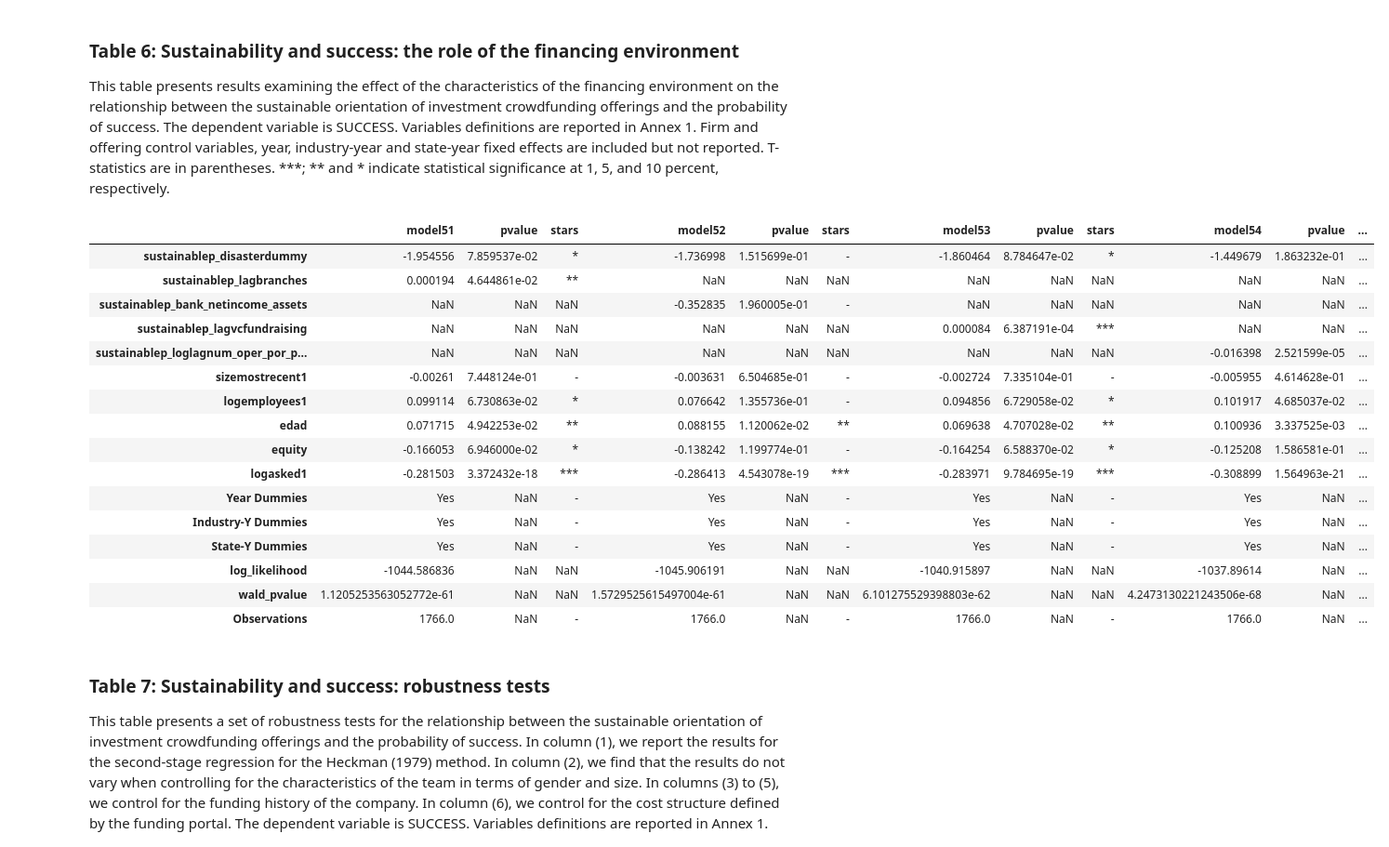
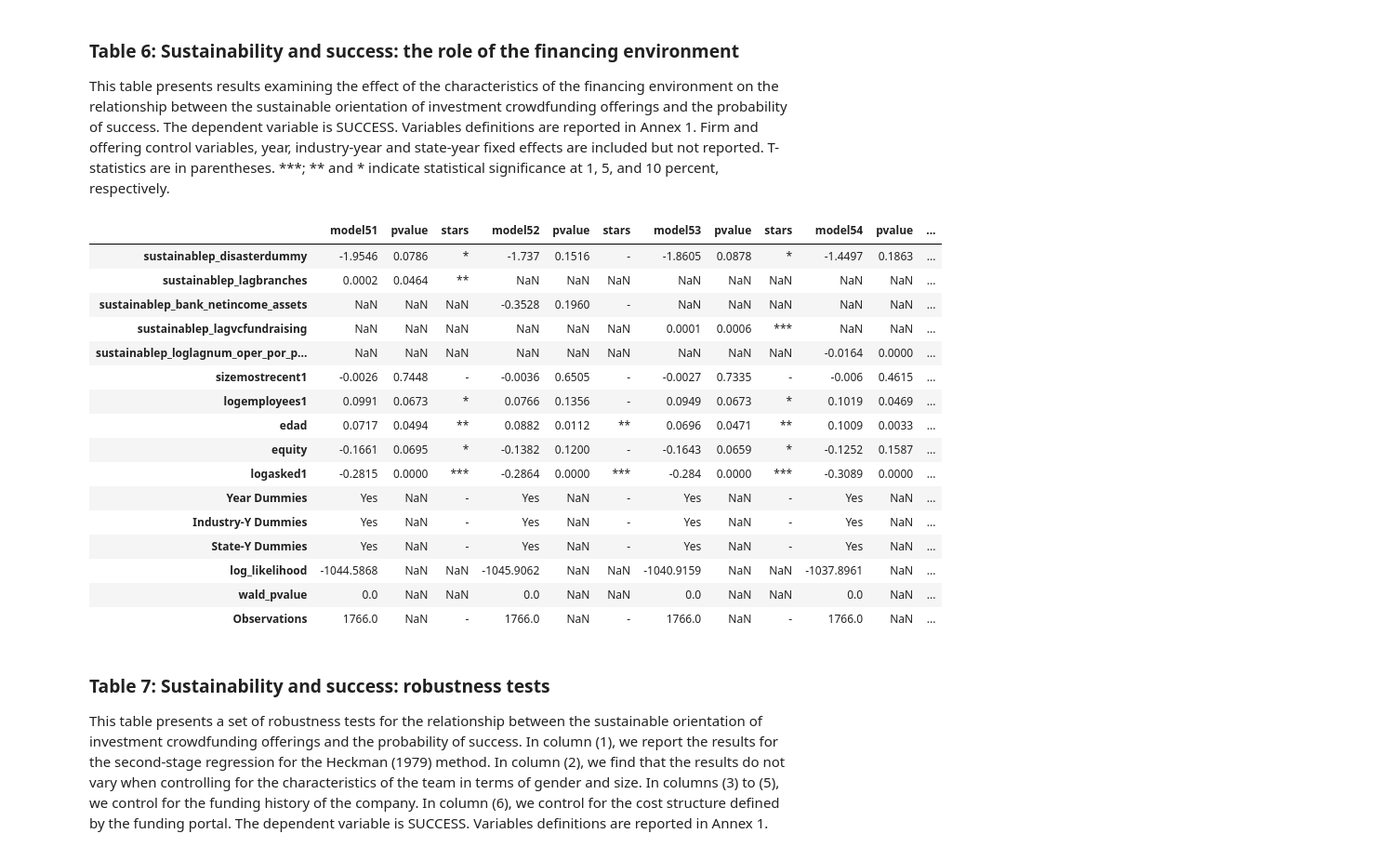
Before and after one commit to alvarorezola/MendozaEtAl2023-VC, a Jupyter notebook: script.ipynb, the cells around one changed output. Shown: that part at 93% size. Saved outputs shown, nothing was run; the diff lists cells and outputs as text; code cells hidden in the pictures.

```diff
--- a/script.ipynb
+++ b/script.ipynb
@@ -623,17 +624,17 @@ models = [Probit(y2, X2).fit(cov_type='HC0', disp=False),
 
 results = []
 for i, model in enumerate(models):
-    result = pd.DataFrame(model.params, columns=[f"model{i+43}"])
-    result["pvalue"] = model.pvalues
+    result = pd.DataFrame(model.params.round(4), columns=[f"model{i+43}"])
+    result["pvalue"] = model.pvalues.round(4)
     result.loc['Observations', f"model{i+43}"] = model.nobs
     result.loc['Year Dummies', f"model{i+43}"] = 'Yes'
     result.loc['Industry-Y Dummies', f"model{i+43}"] = 'Yes'
     result.loc['State-Y Dummies', f"model{i+43}"] = 'Yes'
     result['stars'] = result["pvalue"].apply(significance_stars)
-    result.loc['log_likelihood', f"model{i+43}"] = model.llf
+    result.loc['log_likelihood', f"model{i+43}"] = model.llf.round(4)
     wald_test = model.wald_test(model.model.exog_names)
     wald_chi2 = wald_test.statistic[0][0]
-    result.loc['wald_pvalue', f"model{i+43}"] = wald_test.pvalue
+    result.loc['wald_pvalue', f"model{i+43}"] = wald_test.pvalue.round(4)
     if i < 2:
         result.loc['sustainable', f"model{i+43}"] = result.loc['sustainablep_disasterdummy', f"model{i+43}"]
         result.loc['sustainable', 'pvalue'] = result.loc['sustainablep_disasterdummy', 'pvalue']
@@ -713,17 +714,17 @@ for col in interaction_cols:
 
 results = []
 for i, model in enumerate(models):
-    result = pd.DataFrame(model.params, columns=[f"model{i+51}"])
-    result["pvalue"] = model.pvalues
+    result = pd.DataFrame(model.params.round(4), columns=[f"model{i+51}"])
+    result["pvalue"] = model.pvalues.round(4)
     result.loc['Observations', f"model{i+51}"] = model.nobs
     result.loc['Year Dummies', f"model{i+51}"] = 'Yes'
     result.loc['Industry-Y Dummies', f"model{i+51}"] = 'Yes'
     result.loc['State-Y Dummies', f"model{i+51}"] = 'Yes'
     result['stars'] = result["pvalue"].apply(significance_stars)
-    result.loc['log_likelihood', f"model{i+51}"] = model.llf
+    result.loc['log_likelihood', f"model{i+51}"] = model.llf.round(4)
     wald_test = model.wald_test(model.model.exog_names)
     wald_chi2 = wald_test.statistic[0][0]
-    result.loc['wald_pvalue', f"model{i+51}"] = wald_test.pvalue
+    result.loc['wald_pvalue', f"model{i+51}"] = wald_test.pvalue.round(4)
     results.append(result)
 
 # Desired order
@@ -797,56 +798,56 @@ for col in interaction_cols:
 
 results = []
 for i, model in enumerate(models):
-    result = pd.DataFrame(model.params, columns=[f"model{i+51}"])
-    result["pvalue"] = model.pvalues
+    result = pd.DataFrame(model.params.round(4), columns=[f"model{i+51}"])
+    result["pvalue"] = model.pvalues.round(4)
     result.loc['Observations', f"model{i+51}"] = model.nobs
     result.loc['Year Dummies', f"model{i+51}"] = 'Yes'
     result.loc['Industry-Y Dummies', f"model{i+51}"] = 'Yes'
     result.loc['State-Y Dummies', f"model{i+51}"] = 'Yes'
     result['stars'] = result["pvalue"].apply(significance_stars)
-    result.loc['log_likelihood', f"model{i+51}"] = model.llf
+    result.loc['log_likelihood', f"model{i+51}"] = model.llf.round(4)
     wald_test = model.wald_test(model.model.exog_names)
     wald_chi2 = wald_test.statistic[0][0]
-    result.loc['wald_pvalue', f"model{i+51}"] = wald_test.pvalue
+    result.loc['wald_pvalue', f"model{i+51}"] = wald_test.pvalue.round(4)
     results.append(result)
 
 # Desired order
 row_order = ["sustainablep_disasterdummy",
              "sustainablep_lagbranches",
              "sustainablep_bank_netincome_assets",
              'sustainablep_lagvcfundraising',
              "sustainablep_loglagnum_oper_por_platf_y",
              "sizemostrecent1",
              "logemployees1",
              "edad",
              "equity",
              "logasked1",
              "ind_year",
              "state_id",
              'Year Dummies',
              "Industry-Y Dummies",
              "State-Y Dummies",
              "log_likelihood",
              "wald_pvalue",
              'Observations']
 pd.concat(results, axis=1).reindex(row_order).drop(['ind_year', 'state_id'])
 # %% [output]
 |  | model51 | pvalue | stars | model52 | pvalue | stars | model53 | pvalue | stars | model54 | pvalue | ... |
-| sustainablep_disasterdummy | -1.954556 | 7.859537e-02 | * | -1.736998 | 1.515699e-01 | - | -1.860464 | 8.784647e-02 | * | -1.449679 | 1.863232e-01 | ... |
-| sustainablep_lagbranches | 0.000194 | 4.644861e-02 | ** | NaN | NaN | NaN | NaN | NaN | NaN | NaN | NaN | ... |
-| sustainablep_bank_netincome_assets | NaN | NaN | NaN | -0.352835 | 1.960005e-01 | - | NaN | NaN | NaN | NaN | NaN | ... |
-| sustainablep_lagvcfundraising | NaN | NaN | NaN | NaN | NaN | NaN | 0.000084 | 6.387191e-04 | *** | NaN | NaN | ... |
-| sustainablep_loglagnum_oper_por_p... | NaN | NaN | NaN | NaN | NaN | NaN | NaN | NaN | NaN | -0.016398 | 2.521599e-05 | ... |
-| sizemostrecent1 | -0.00261 | 7.448124e-01 | - | -0.003631 | 6.504685e-01 | - | -0.002724 | 7.335104e-01 | - | -0.005955 | 4.614628e-01 | ... |
-| logemployees1 | 0.099114 | 6.730863e-02 | * | 0.076642 | 1.355736e-01 | - | 0.094856 | 6.729058e-02 | * | 0.101917 | 4.685037e-02 | ... |
-| edad | 0.071715 | 4.942253e-02 | ** | 0.088155 | 1.120062e-02 | ** | 0.069638 | 4.707028e-02 | ** | 0.100936 | 3.337525e-03 | ... |
-| equity | -0.166053 | 6.946000e-02 | * | -0.138242 | 1.199774e-01 | - | -0.164254 | 6.588370e-02 | * | -0.125208 | 1.586581e-01 | ... |
-| logasked1 | -0.281503 | 3.372432e-18 | *** | -0.286413 | 4.543078e-19 | *** | -0.283971 | 9.784695e-19 | *** | -0.308899 | 1.564963e-21 | ... |
+| sustainablep_disasterdummy | -1.9546 | 0.0786 | * | -1.737 | 0.1516 | - | -1.8605 | 0.0878 | * | -1.4497 | 0.1863 | ... |
+| sustainablep_lagbranches | 0.0002 | 0.0464 | ** | NaN | NaN | NaN | NaN | NaN | NaN | NaN | NaN | ... |
+| sustainablep_bank_netincome_assets | NaN | NaN | NaN | -0.3528 | 0.1960 | - | NaN | NaN | NaN | NaN | NaN | ... |
+| sustainablep_lagvcfundraising | NaN | NaN | NaN | NaN | NaN | NaN | 0.0001 | 0.0006 | *** | NaN | NaN | ... |
+| sustainablep_loglagnum_oper_por_p... | NaN | NaN | NaN | NaN | NaN | NaN | NaN | NaN | NaN | -0.0164 | 0.0000 | ... |
+| sizemostrecent1 | -0.0026 | 0.7448 | - | -0.0036 | 0.6505 | - | -0.0027 | 0.7335 | - | -0.006 | 0.4615 | ... |
+| logemployees1 | 0.0991 | 0.0673 | * | 0.0766 | 0.1356 | - | 0.0949 | 0.0673 | * | 0.1019 | 0.0469 | ... |
+| edad | 0.0717 | 0.0494 | ** | 0.0882 | 0.0112 | ** | 0.0696 | 0.0471 | ** | 0.1009 | 0.0033 | ... |
+| equity | -0.1661 | 0.0695 | * | -0.1382 | 0.1200 | - | -0.1643 | 0.0659 | * | -0.1252 | 0.1587 | ... |
+| logasked1 | -0.2815 | 0.0000 | *** | -0.2864 | 0.0000 | *** | -0.284 | 0.0000 | *** | -0.3089 | 0.0000 | ... |
 | Year Dummies | Yes | NaN | - | Yes | NaN | - | Yes | NaN | - | Yes | NaN | ... |
 | Industry-Y Dummies | Yes | NaN | - | Yes | NaN | - | Yes | NaN | - | Yes | NaN | ... |
 | State-Y Dummies | Yes | NaN | - | Yes | NaN | - | Yes | NaN | - | Yes | NaN | ... |
-| log_likelihood | -1044.586836 | NaN | NaN | -1045.906191 | NaN | NaN | -1040.915897 | NaN | NaN | -1037.89614 | NaN | ... |
-| wald_pvalue | 1.1205253563052772e-61 | NaN | NaN | 1.5729525615497004e-61 | NaN | NaN | 6.101275529398803e-62 | NaN | NaN | 4.2473130221243506e-68 | NaN | ... |
+| log_likelihood | -1044.5868 | NaN | NaN | -1045.9062 | NaN | NaN | -1040.9159 | NaN | NaN | -1037.8961 | NaN | ... |
+| wald_pvalue | 0.0 | NaN | NaN | 0.0 | NaN | NaN | 0.0 | NaN | NaN | 0.0 | NaN | ... |
 | Observations | 1766.0 | NaN | - | 1766.0 | NaN | - | 1766.0 | NaN | - | 1766.0 | NaN | ... |
 # %% [markdown]
 ### Table 7: Sustainability and success: robustness tests
```
Also changed, not shown: parts of 14 cells of this notebook.
